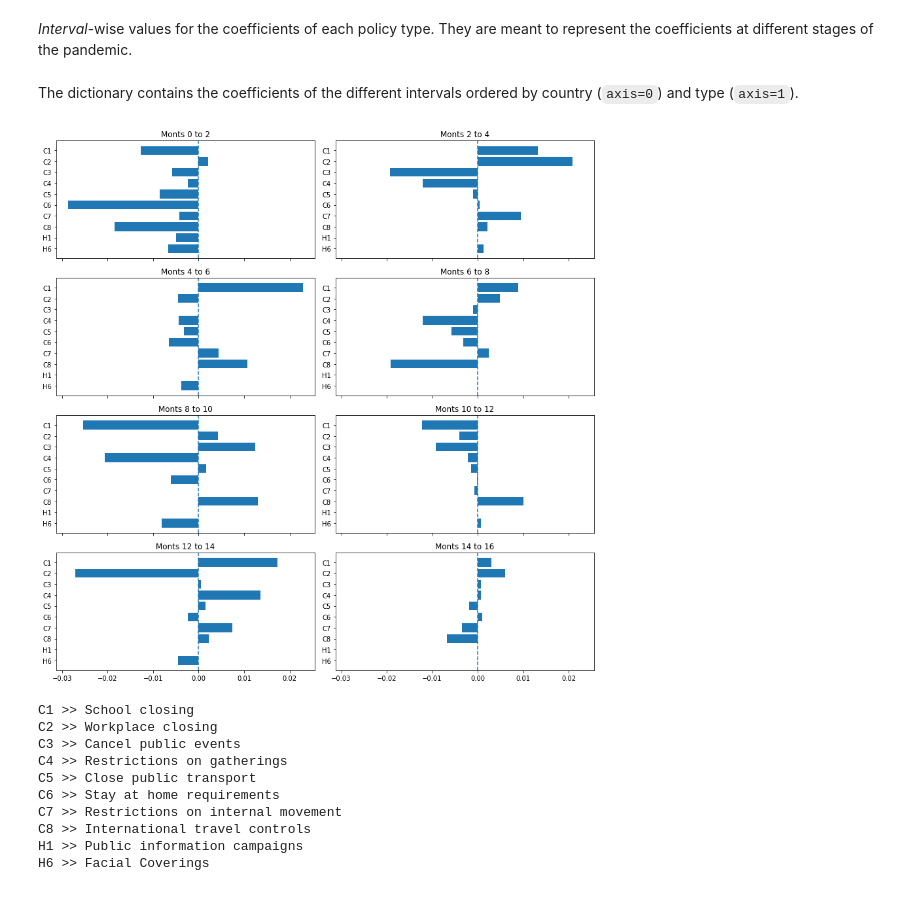
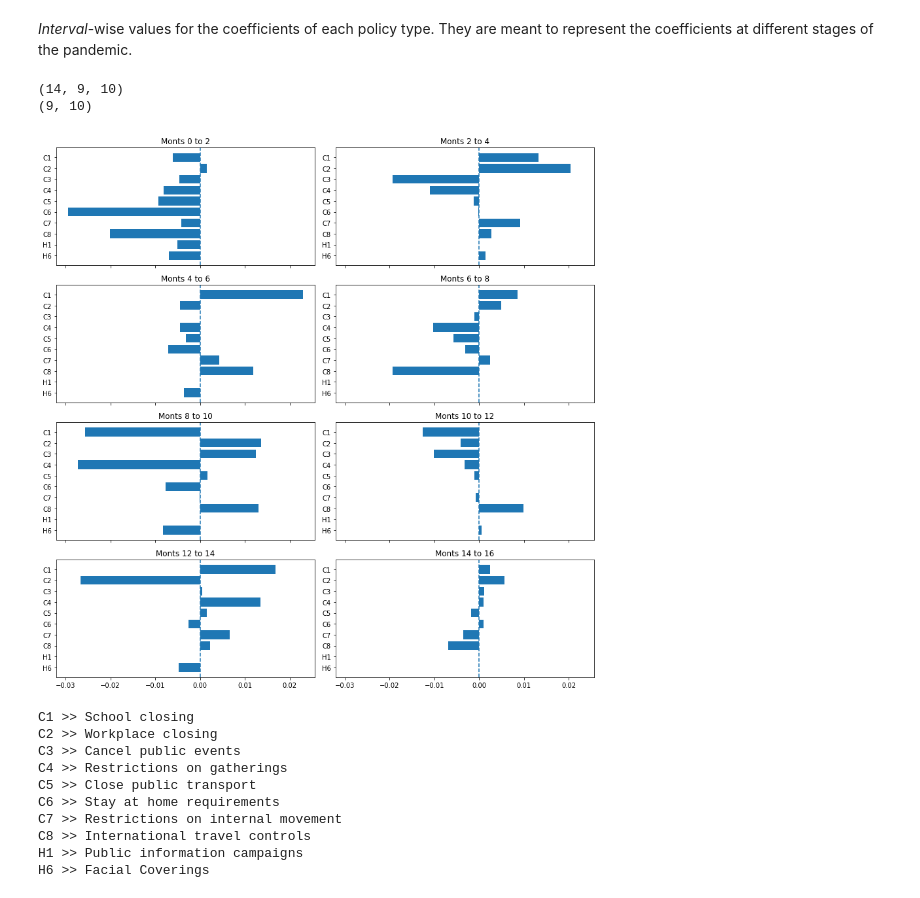
Before and after one commit to alexmadrinanfdez/covid-policy-analysis, a Jupyter notebook: linear-analysis.ipynb, the cells around one changed output. Cells and saved outputs as stored; diff of their text form; code cells hidden in the pictures.

```diff
--- a/linear-analysis.ipynb
+++ b/linear-analysis.ipynb
@@ -1239,2 +1250,0 @@ for i in range(n):
-# %% [markdown]
-The dictionary contains the coefficients of the different intervals ordered by country (`axis=0`) and type (`axis=1`).
@@ -1244,14 +1251,26 @@ for a in range(dim):
+# %%
+coef_intv = np.asarray(coef_intv)
+print(coef_intv.shape)
+coef_intv = coef_intv.mean(axis=0)
+print(coef_intv.shape)
+# %% [output]
+(14, 9, 10)
+(9, 10)
 # %%
 fig, axs = plt.subplots(nrows=dim//2, ncols=2, sharex=True, figsize=(12, 12))
-# don't use the last interval with only one sample
-for a in range(dim-1):
-  axs[a//2, a%2].barh(chx_str[::-1], d['coef_int_{}'.format(a)][::-1]) # flip
-  axs[a//2, a%2].axvline(ls='--')
-  axs[a//2, a%2].set_title('Monts {} to {}'.format(a*2, (a+1)*2))
+
+n = 0
+# don't use the last interval with less samples
+for intv in coef_intv[:-1]:
+  axs[n//2, n%2].barh(chx_str[::-1], intv[::-1]) # flip order
+  axs[n//2, n%2].axvline(ls='--')
+  axs[n//2, n%2].set_title('Monts {} to {}'.format(n*2, (n+1)*2))
+  n += 1
+
 fig.tight_layout()
 fig.show()
 # %% [output]
-[figure, old version]
+[figure, new version]
 # %%
 for i in idch:
   print(i.replace('_', ' >> '))
```
Also changed, not shown: parts of 57 cells of this notebook.
